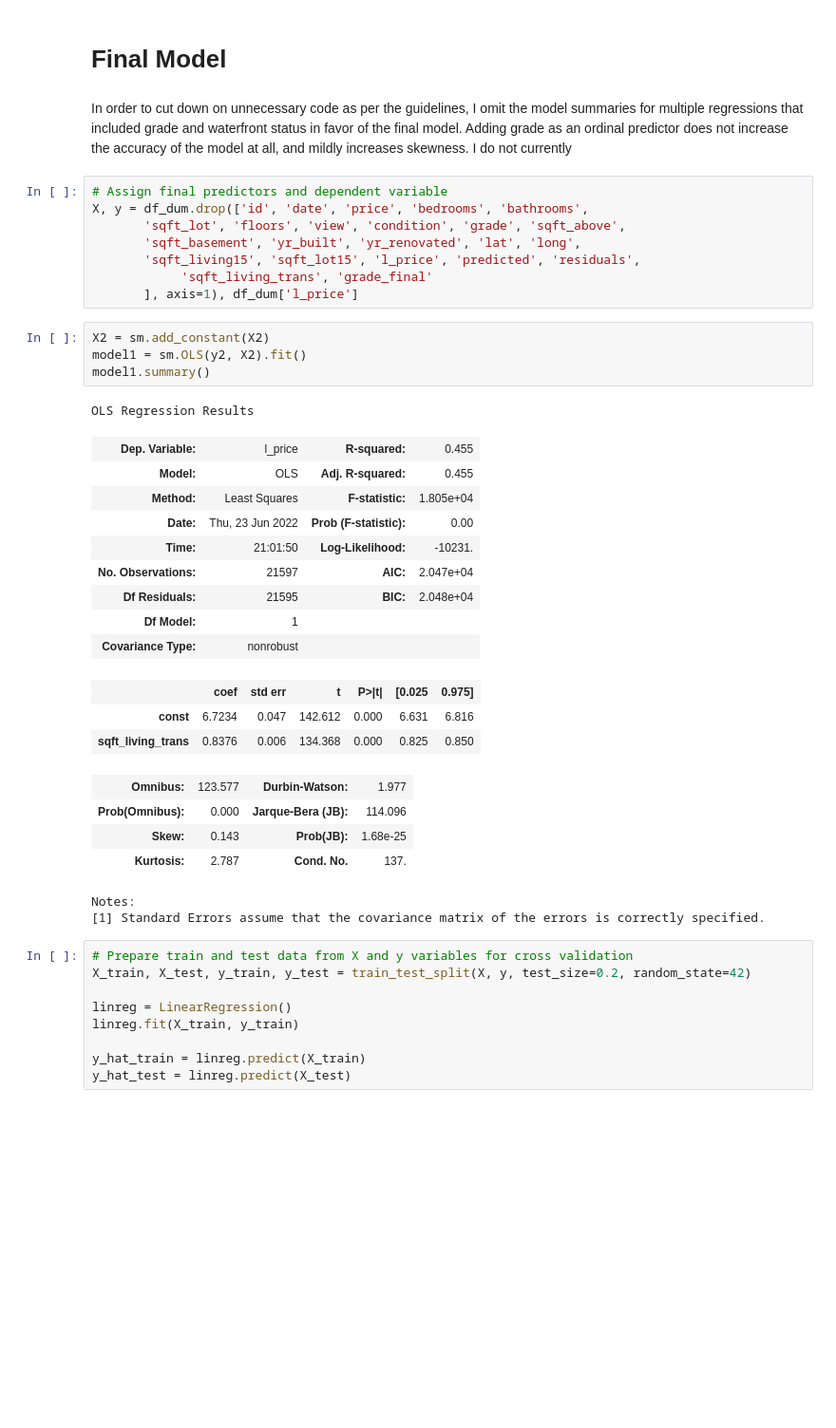
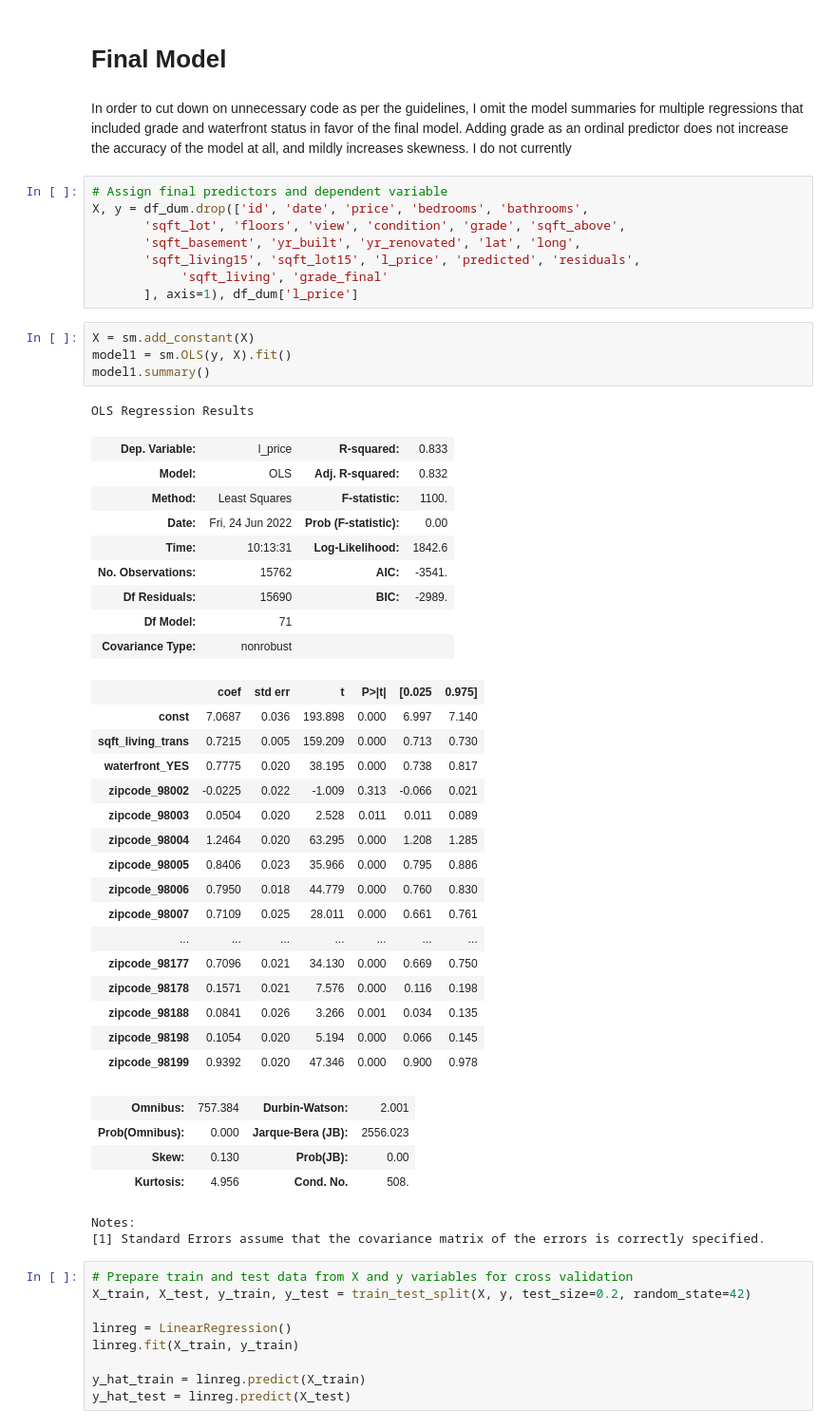
Before and after one commit to Krispy3/KingCountySales, a Jupyter notebook: KCSales.ipynb, the cells around one changed output. Shown: that part at 95% size. Cells and saved outputs as stored; diff of their text form; blank space fills up the shorter version.

```diff
--- a/KCSales.ipynb
+++ b/KCSales.ipynb
@@ -229,37 +229,50 @@ plt.ylabel('Residuals')
 # %% [markdown]
 # Final Model
-# %% [markdown]
-In order to cut down on unnecessary code as per the guidelines, I omit the model summaries for multiple regressions that included grade and waterfront status in favor of the final model. Adding grade as an ordinal predictor does not increase the accuracy of the model at all, and mildly increases skewness. I do not currently
+# %% [markdown]
+In order to cut down on unnecessary code as per the guidelines, I omit the model summaries for multiple regressions that included grade and waterfront status in favor of the final model. Adding grade as an ordinal predictor does not increase the accuracy of the model at all, and mildly increases skewness. I do not currently
 # %%
 # Assign final predictors and dependent variable
 X, y = df_dum.drop(['id', 'date', 'price', 'bedrooms', 'bathrooms',
        'sqft_lot', 'floors', 'view', 'condition', 'grade', 'sqft_above',
        'sqft_basement', 'yr_built', 'yr_renovated', 'lat', 'long',
        'sqft_living15', 'sqft_lot15', 'l_price', 'predicted', 'residuals',
-            'sqft_living_trans', 'grade_final'
+            'sqft_living', 'grade_final'
        ], axis=1), df_dum['l_price']
 # %%
-X2 = sm.add_constant(X2)
-model1 = sm.OLS(y2, X2).fit()
+X = sm.add_constant(X)
+model1 = sm.OLS(y, X).fit()
 model1.summary()
 # %% [output]
 OLS Regression Results
-| Dep. Variable: | l_price | R-squared: | 0.455 |
-| Model: | OLS | Adj. R-squared: | 0.455 |
-| Method: | Least Squares | F-statistic: | 1.805e+04 |
-| Date: | Thu, 23 Jun 2022 | Prob (F-statistic): | 0.00 |
-| Time: | 21:01:50 | Log-Likelihood: | -10231. |
-| No. Observations: | 21597 | AIC: | 2.047e+04 |
-| Df Residuals: | 21595 | BIC: | 2.048e+04 |
-| Df Model: | 1 |  |  |
+| Dep. Variable: | l_price | R-squared: | 0.833 |
+| Model: | OLS | Adj. R-squared: | 0.832 |
+| Method: | Least Squares | F-statistic: | 1100. |
+| Date: | Fri, 24 Jun 2022 | Prob (F-statistic): | 0.00 |
+| Time: | 10:13:31 | Log-Likelihood: | 1842.6 |
+| No. Observations: | 15762 | AIC: | -3541. |
+| Df Residuals: | 15690 | BIC: | -2989. |
+| Df Model: | 71 |  |  |
 | Covariance Type: | nonrobust |  |  |
 |  | coef | std err | t | P>|t| | [0.025 | 0.975] |
-| const | 6.7234 | 0.047 | 142.612 | 0.000 | 6.631 | 6.816 |
-| sqft_living_trans | 0.8376 | 0.006 | 134.368 | 0.000 | 0.825 | 0.850 |
+| const | 7.0687 | 0.036 | 193.898 | 0.000 | 6.997 | 7.140 |
+| sqft_living_trans | 0.7215 | 0.005 | 159.209 | 0.000 | 0.713 | 0.730 |
+| waterfront_YES | 0.7775 | 0.020 | 38.195 | 0.000 | 0.738 | 0.817 |
+| zipcode_98002 | -0.0225 | 0.022 | -1.009 | 0.313 | -0.066 | 0.021 |
+| zipcode_98003 | 0.0504 | 0.020 | 2.528 | 0.011 | 0.011 | 0.089 |
+| zipcode_98004 | 1.2464 | 0.020 | 63.295 | 0.000 | 1.208 | 1.285 |
+| zipcode_98005 | 0.8406 | 0.023 | 35.966 | 0.000 | 0.795 | 0.886 |
+| zipcode_98006 | 0.7950 | 0.018 | 44.779 | 0.000 | 0.760 | 0.830 |
+| zipcode_98007 | 0.7109 | 0.025 | 28.011 | 0.000 | 0.661 | 0.761 |
+| ... | ... | ... | ... | ... | ... | ... |
+| zipcode_98177 | 0.7096 | 0.021 | 34.130 | 0.000 | 0.669 | 0.750 |
+| zipcode_98178 | 0.1571 | 0.021 | 7.576 | 0.000 | 0.116 | 0.198 |
+| zipcode_98188 | 0.0841 | 0.026 | 3.266 | 0.001 | 0.034 | 0.135 |
+| zipcode_98198 | 0.1054 | 0.020 | 5.194 | 0.000 | 0.066 | 0.145 |
+| zipcode_98199 | 0.9392 | 0.020 | 47.346 | 0.000 | 0.900 | 0.978 |
-| Omnibus: | 123.577 | Durbin-Watson: | 1.977 |
-| Prob(Omnibus): | 0.000 | Jarque-Bera (JB): | 114.096 |
-| Skew: | 0.143 | Prob(JB): | 1.68e-25 |
-| Kurtosis: | 2.787 | Cond. No. | 137. |
+| Omnibus: | 757.384 | Durbin-Watson: | 2.001 |
+| Prob(Omnibus): | 0.000 | Jarque-Bera (JB): | 2556.023 |
+| Skew: | 0.130 | Prob(JB): | 0.00 |
+| Kurtosis: | 4.956 | Cond. No. | 508. |
 Notes:
 [1] Standard Errors assume that the covariance matrix of the errors is correctly specified.
 # %%
```
Also changed, not shown: parts of 10 cells of this notebook, 1 other file.
